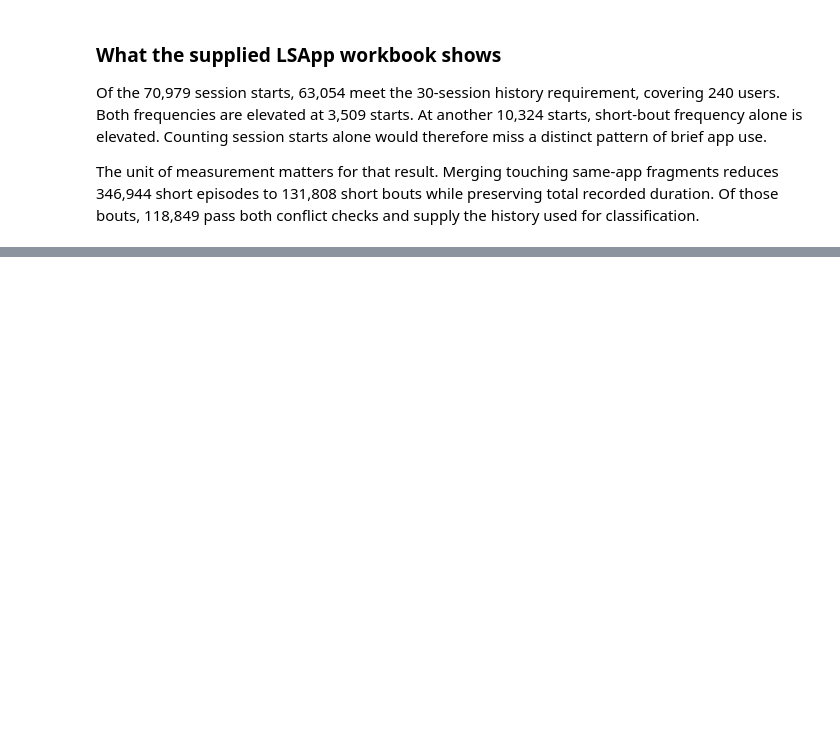
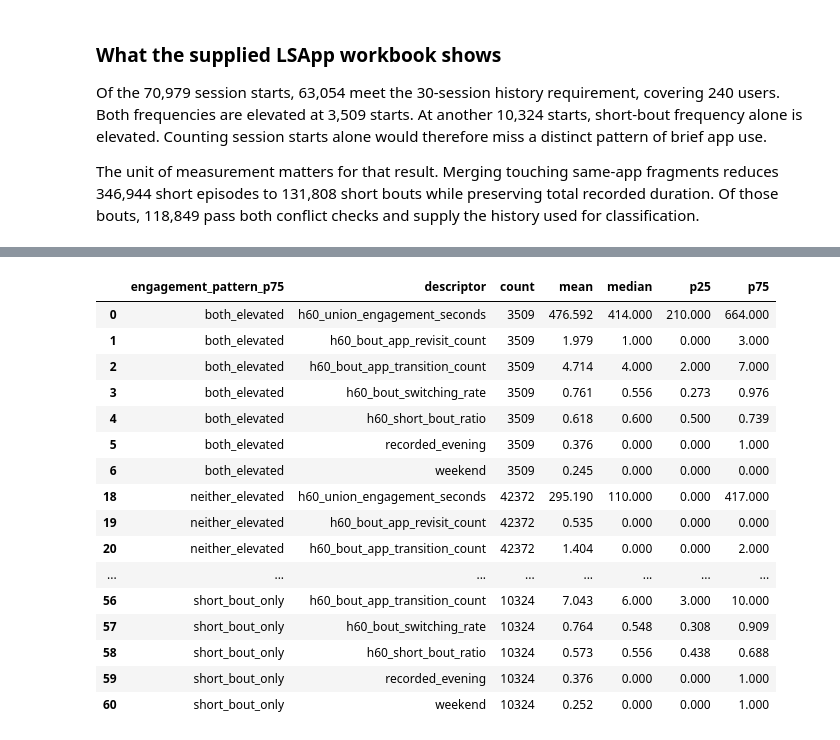
Before and after one commit to Ndaba31/Thesis, a Jupyter notebook: Notebooks/Research_Project_Objective_2_Guided.ipynb, the cells around one changed output, grey strips where cells are left out. Cells and saved outputs as stored; diff of their text form; code cells hidden in the pictures; blank space fills up the shorter version.

```diff
--- a/Notebooks/Research_Project_Objective_2_Guided.ipynb
+++ b/Notebooks/Research_Project_Objective_2_Guided.ipynb
@@ -938,0 +1474,42 @@ The unit of measurement matters for that result. Merging touching same-app fragm
+# %%
+states = ["neither_elevated","session_only","short_bout_only","both_elevated"]
+analysis = decision_points.loc[decision_points.engagement_pattern_p75.isin(states)].copy()
+analysis["recorded_evening"] = analysis.hour_of_day.between(18,23).astype(float)
+analysis["weekend"] = analysis.day_of_week.ge(5).astype(float)
+descriptors = ["h60_union_engagement_seconds","h60_bout_app_revisit_count","h60_bout_app_transition_count",
+               "h60_bout_switching_rate","h60_short_bout_ratio","recorded_evening","weekend"]
+descriptors += [f"h60_category_{c}_duration_share" for c in duration_cats]
+label = "engagement_pattern_p75"
+pooled = analysis.groupby(label)[descriptors].agg(["count","mean","median",lambda s:s.quantile(.25),lambda s:s.quantile(.75)])
+pooled.columns = pd.MultiIndex.from_tuples([(m,{"<lambda_0>":"p25","<lambda_1>":"p75"}.get(k,k)) for m,k in pooled.columns])
+pooled_long = pooled.stack(level=0, future_stack=True).rename_axis([label,"descriptor"]).reset_index()
+person_state = analysis.groupby(["user_id",label])[descriptors].mean()
+paired = []
+for state in states[1:]:
+    difference = person_state.xs(state,level=label) - person_state.xs(states[0],level=label)
+    for col in descriptors:
+        delta = difference[col].dropna()
+        paired.append({"state":state,"reference_state":states[0],"descriptor":col,"people":len(delta),
+                       "mean_paired_difference":delta.mean(),"median_paired_difference":delta.median()})
+paired = pd.DataFrame(paired)
+assert pooled[("h60_union_engagement_seconds","count")].sum() == eligible_30.sum()
+display(pooled_long[pooled_long.descriptor.isin(descriptors[:7])].round(3))
+display(paired[paired.descriptor.eq("h60_union_engagement_seconds")].round(2))
+# %% [output]
+|  | engagement_pattern_p75 | descriptor | count | mean | median | p25 | p75 |
+| 0 | both_elevated | h60_union_engagement_seconds | 3509 | 476.592 | 414.000 | 210.000 | 664.000 |
+| 1 | both_elevated | h60_bout_app_revisit_count | 3509 | 1.979 | 1.000 | 0.000 | 3.000 |
+| 2 | both_elevated | h60_bout_app_transition_count | 3509 | 4.714 | 4.000 | 2.000 | 7.000 |
+| 3 | both_elevated | h60_bout_switching_rate | 3509 | 0.761 | 0.556 | 0.273 | 0.976 |
+| 4 | both_elevated | h60_short_bout_ratio | 3509 | 0.618 | 0.600 | 0.500 | 0.739 |
+| 5 | both_elevated | recorded_evening | 3509 | 0.376 | 0.000 | 0.000 | 1.000 |
+| 6 | both_elevated | weekend | 3509 | 0.245 | 0.000 | 0.000 | 0.000 |
+| 18 | neither_elevated | h60_union_engagement_seconds | 42372 | 295.190 | 110.000 | 0.000 | 417.000 |
+| 19 | neither_elevated | h60_bout_app_revisit_count | 42372 | 0.535 | 0.000 | 0.000 | 0.000 |
+| 20 | neither_elevated | h60_bout_app_transition_count | 42372 | 1.404 | 0.000 | 0.000 | 2.000 |
+| ... | ... | ... | ... | ... | ... | ... | ... |
+| 56 | short_bout_only | h60_bout_app_transition_count | 10324 | 7.043 | 6.000 | 3.000 | 10.000 |
+| 57 | short_bout_only | h60_bout_switching_rate | 10324 | 0.764 | 0.548 | 0.308 | 0.909 |
+| 58 | short_bout_only | h60_short_bout_ratio | 10324 | 0.573 | 0.556 | 0.438 | 0.688 |
+| 59 | short_bout_only | recorded_evening | 10324 | 0.376 | 0.000 | 0.000 | 1.000 |
+| 60 | short_bout_only | weekend | 10324 | 0.252 | 0.000 | 0.000 | 1.000 |
```
Also changed, not shown: parts of 40 cells of this notebook, 3 other files.
